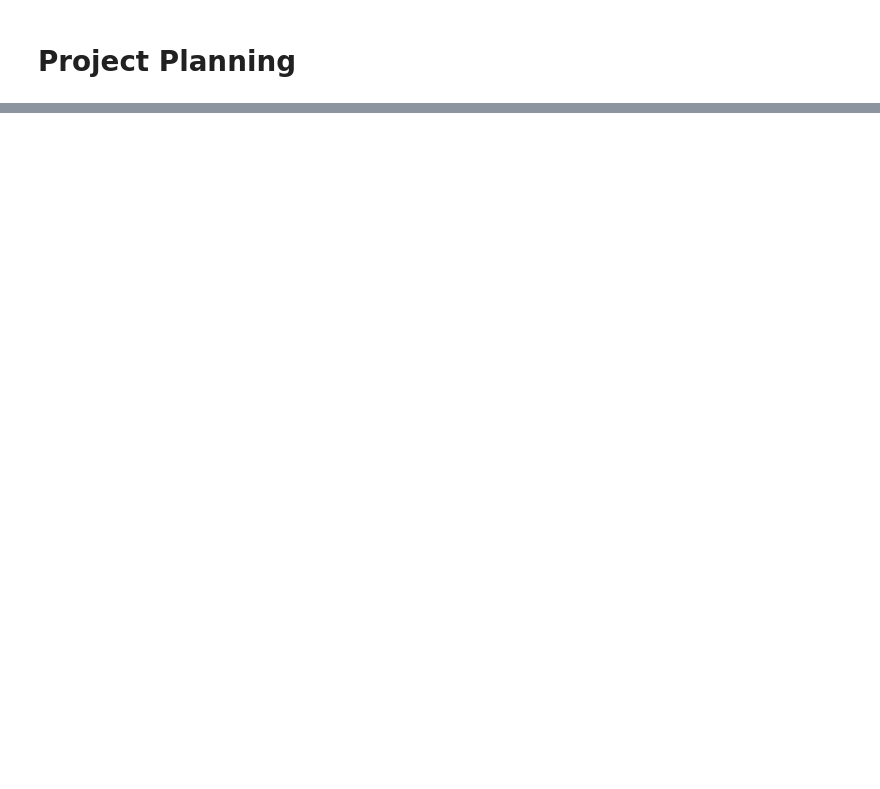
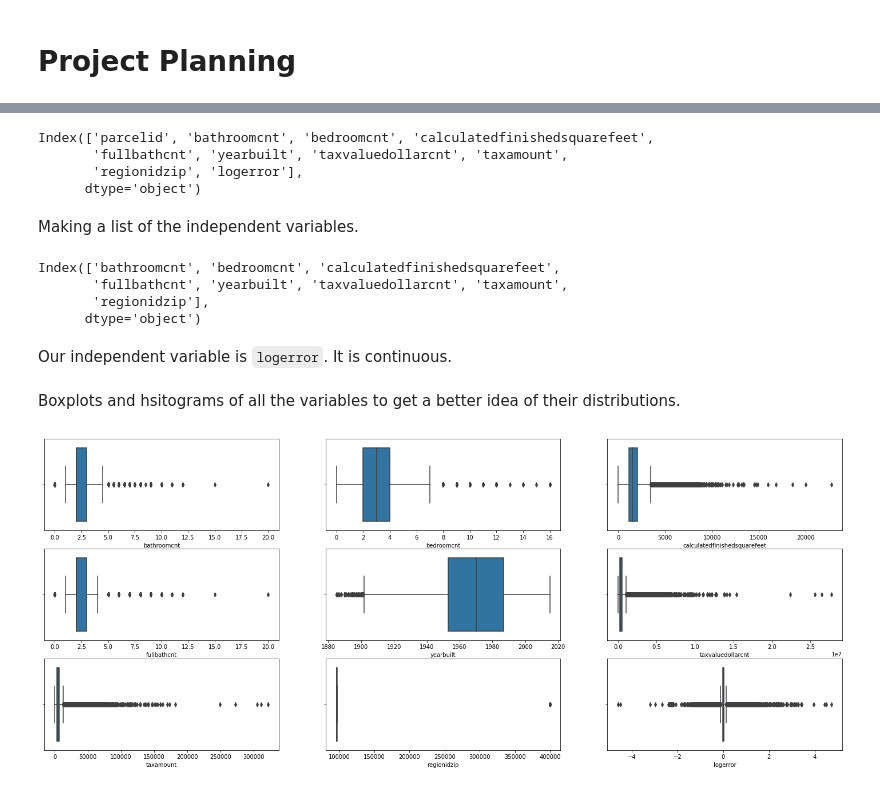
Before and after one commit to matthewzapata/codeup-ds-projects, a Jupyter notebook: regression-project/Regression_Proj_MatthewZapata.ipynb, the cells around one changed output, grey strips where cells are left out. Saved outputs shown, nothing was run; the diff lists cells and outputs as text; code cells hidden in the pictures; blank space fills up the shorter version.

```diff
--- a/regression-project/Regression_Proj_MatthewZapata.ipynb
+++ b/regression-project/Regression_Proj_MatthewZapata.ipynb
@@ -92,0 +270,3 @@ pd.read_sql('SELECT ')
+# %%
+joined.drop('roomcnt', axis=1, inplace=True)
+joined.sample(10)
@@ -92,0 +349,3 @@ pd.read_sql('SELECT ')
+# %%
+joined.drop('garagecarcnt', axis=1, inplace=True)
+joined.sample(10)
@@ -92,0 +420,3 @@ pd.read_sql('SELECT ')
+# %%
+joined.loc[(joined.bathroomcnt == float(0)) & (joined.bedroomcnt == float(0)) & (joined.fullbathcnt.isna()), 'fullbathcnt'] = 0
+joined.isna().sum()
@@ -92,0 +449,3 @@ pd.read_sql('SELECT ')
+# %%
+joined_nonull = joined.dropna(subset=['yearbuilt', 'taxvaluedollarcnt', 'taxamount', 'regionidzip', 'calculatedfinishedsquarefeet', 'fullbathcnt'])
+joined_nonull.count()
@@ -92,0 +494,32 @@ pd.read_sql('SELECT ')
+# %%
+colnames = joined_nonull.columns
+colnames
+# %% [output]
+Index(['parcelid', 'bathroomcnt', 'bedroomcnt', 'calculatedfinishedsquarefeet',
+       'fullbathcnt', 'yearbuilt', 'taxvaluedollarcnt', 'taxamount',
+       'regionidzip', 'logerror'],
+      dtype='object')
+# %% [markdown]
+Making a list of the independent variables.
+# %%
+attributes = colnames[1:-1]
+attributes
+# %% [output]
+Index(['bathroomcnt', 'bedroomcnt', 'calculatedfinishedsquarefeet',
+       'fullbathcnt', 'yearbuilt', 'taxvaluedollarcnt', 'taxamount',
+       'regionidzip'],
+      dtype='object')
+# %% [markdown]
+Our independent variable is `logerror`. It is continuous.
+# %% [markdown]
+Boxplots and hsitograms of all the variables to get a better idea of their distributions.
+# %%
+plt.figure(figsize=(25,10))
+
+for i, column in enumerate(joined_nonull.drop('parcelid', axis=1)):
+    plt.subplot(3, 3, (i+1))
+    sns.boxplot(joined_nonull[column])
+
+plt.show()
+# %% [output]
+[figure, added]
```
Also changed, not shown: parts of 88 cells of this notebook.
